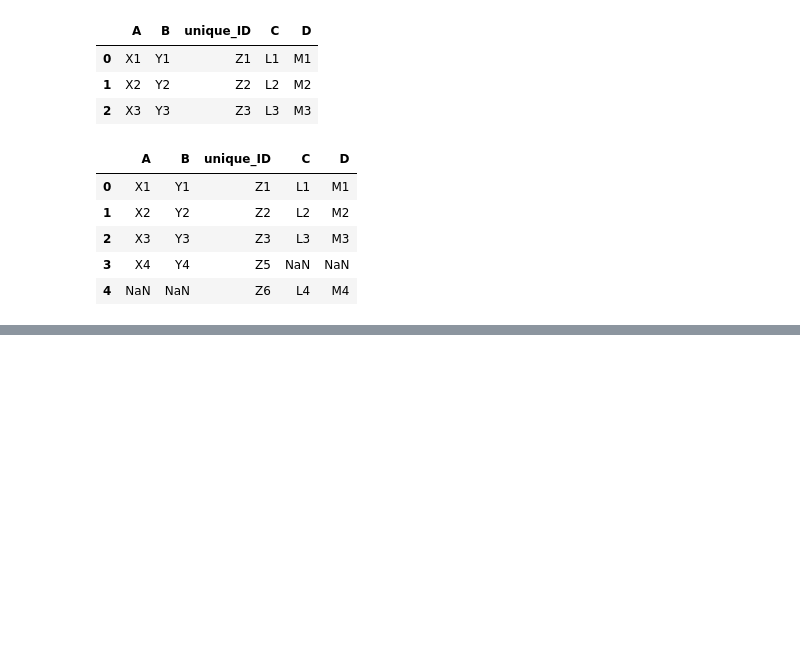
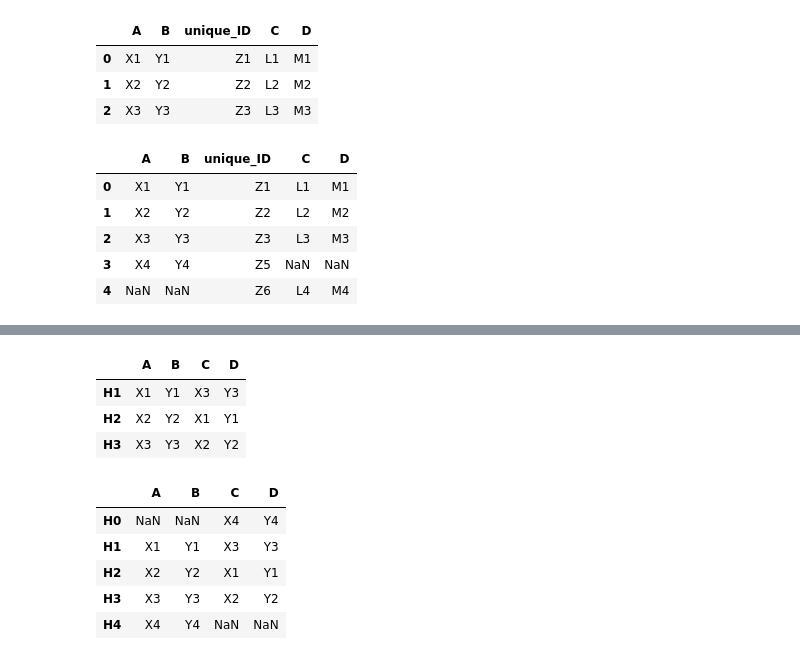
Before and after one commit to aleal4/ML_python_fundamentals, a Jupyter notebook: Python Fundamentals.ipynb, the cells around one changed output, grey strips where cells are left out. Drawn from its saved outputs; the diff is of its cells as text; code cells hidden in the pictures; blank space fills up the shorter version.

Commit message:
pandas join

```diff
--- a/Python Fundamentals.ipynb
+++ b/Python Fundamentals.ipynb
@@ -754,0 +783,5 @@ test3=pd.DataFrame({'A':['X1','X2','X3','X4'],'B':['Y1','Y2','Y3','Y4'],
+# %%
+test5=pd.DataFrame({'A':['X1','X2','X3','X4'],
+'B':['Y1','Y2','Y3','Y4']}, index=['H1','H2','H3','H4'])
+test6=pd.DataFrame({'C':['X1','X2','X3','X4'],
+'D':['Y1','Y2','Y3','Y4']}, index=['H2','H3','H1','H0'])
@@ -754,0 +804,16 @@ test3=pd.DataFrame({'A':['X1','X2','X3','X4'],'B':['Y1','Y2','Y3','Y4'],
+# %%
+test5.join(test6, how='inner')
+# %% [output]
+|  | A | B | C | D |
+| H1 | X1 | Y1 | X3 | Y3 |
+| H2 | X2 | Y2 | X1 | Y1 |
+| H3 | X3 | Y3 | X2 | Y2 |
+# %%
+test5.join(test6, how='outer')
+# %% [output]
+|  | A | B | C | D |
+| H0 | NaN | NaN | X4 | Y4 |
+| H1 | X1 | Y1 | X3 | Y3 |
+| H2 | X2 | Y2 | X1 | Y1 |
+| H3 | X3 | Y3 | X2 | Y2 |
+| H4 | X4 | Y4 | NaN | NaN |
```
Also changed, not shown: parts of 7 cells of this notebook.
